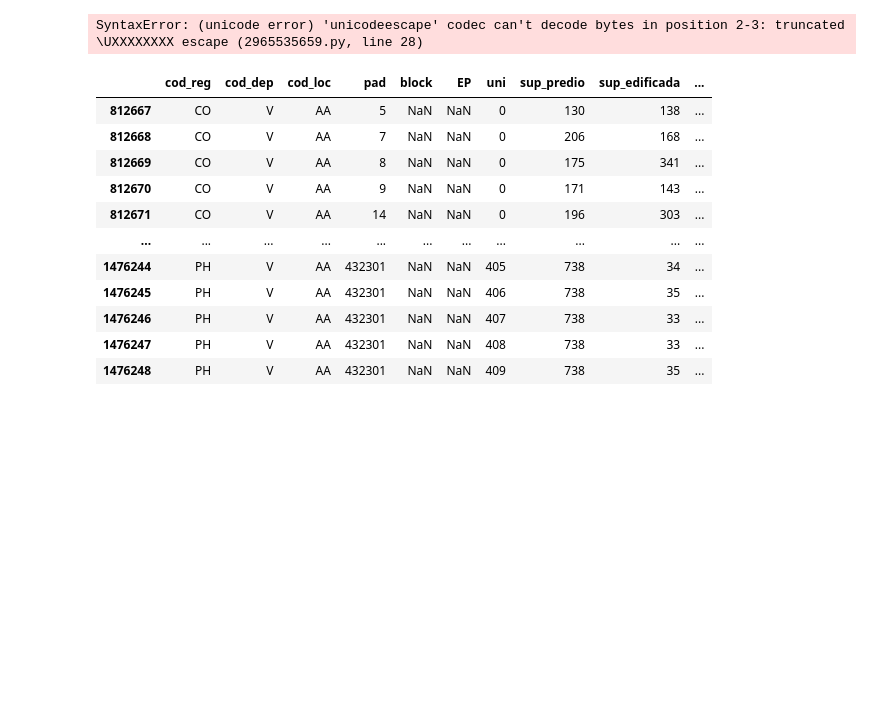
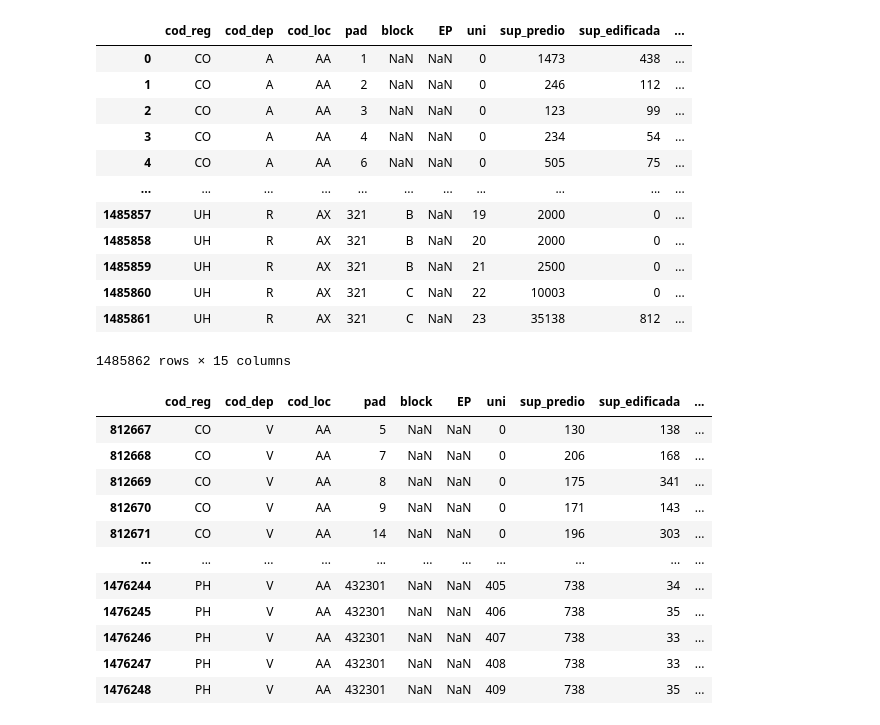
Before and after one commit to danblanc/python-para-ciencia-de-datos, a Jupyter notebook: Proyectos/Proyecto Crey_VFern/ReyFer.ipynb, the cells around one changed output. Saved outputs shown, nothing was run; the diff lists cells and outputs as text; code cells hidden in the pictures; blank space fills up the shorter version.

```diff
--- a/Proyectos/Proyecto Crey_VFern/jupyterRF.ipynb
+++ b/Proyectos/Proyecto Crey_VFern/ReyFer.ipynb
@@ -3,35 +3,47 @@ import pandas as pd
 import numpy as np
 
 # Definir los nombres de las columnas
 Variables= ['cod_reg', 'cod_dep', 'cod_loc', 'pad', 'block', 'EP', 'uni', 'sup_predio','sup_edificada', 'V_cat_terreno',
             'V_cat_mejoras',  'V_cat_total', 'V_impuestos', 'Fecha_UDJ', 'Vigencia_UDJ']
 
 # Especificar los tipos de datos para las columnas
 dtypes = {
     'cod_reg': str,
     'cod_dep': str,
     'cod_loc': str,  # O str, dependiendo de tus datos
     'pad': int,
     'block': str,
     'EP': str,
     'uni': int,
     'sup_predio': int,
     'sup_edificada': int,
     'V_cat_terreno': int,
     'V_cat_mejoras': int,
     'V_cat_total': int,
     'V_impuestos': int,
     'Fecha_UDJ': bool,
     'Vigencia_UDJ': bool
 }
 
 # Leer el archivo CSV y asignar los nombres a las columnas
-P_Urbanos = pd.read_csv('C:/Users/vfernand/Desktop/archivos proyecto PYTHON/Padrones Urbanos.csv', sep=',', encoding='cp1252', header=None, names=Variables)
+P_Urbanos = pd.read_csv('C:/Users/vfernand/Desktop/archivos proyecto PYTHON/DatosAbiertosDNC(2024-09)/Padrones Urbanos.csv', sep=',', encoding='cp1252', header=None, names=Variables)
 
 # Mostrar las primeras filas del archivo
 P_Urbanos
 # %% [output]
+|  | cod_reg | cod_dep | cod_loc | pad | block | EP | uni | sup_predio | sup_edificada | ... |
+| 0 | CO | A | AA | 1 | NaN | NaN | 0 | 1473 | 438 | ... |
+| 1 | CO | A | AA | 2 | NaN | NaN | 0 | 246 | 112 | ... |
+| 2 | CO | A | AA | 3 | NaN | NaN | 0 | 123 | 99 | ... |
+| 3 | CO | A | AA | 4 | NaN | NaN | 0 | 234 | 54 | ... |
+| 4 | CO | A | AA | 6 | NaN | NaN | 0 | 505 | 75 | ... |
+| ... | ... | ... | ... | ... | ... | ... | ... | ... | ... | ... |
+| 1485857 | UH | R | AX | 321 | B | NaN | 19 | 2000 | 0 | ... |
+| 1485858 | UH | R | AX | 321 | B | NaN | 20 | 2000 | 0 | ... |
+| 1485859 | UH | R | AX | 321 | B | NaN | 21 | 2500 | 0 | ... |
+| 1485860 | UH | R | AX | 321 | C | NaN | 22 | 10003 | 0 | ... |
+| 1485861 | UH | R | AX | 321 | C | NaN | 23 | 35138 | 812 | ... |
-SyntaxError: (unicode error) 'unicodeescape' codec can't decode bytes in position 2-3: truncated \UXXXXXXXX escape (2965535659.py, line 28)
+1485862 rows × 15 columns
 # %%
 # Filtrar filas donde 'cod_dep' es igual a 'V' que es Montevideo
 filtro_dep = P_Urbanos[P_Urbanos['cod_dep'] == 'V']
```
